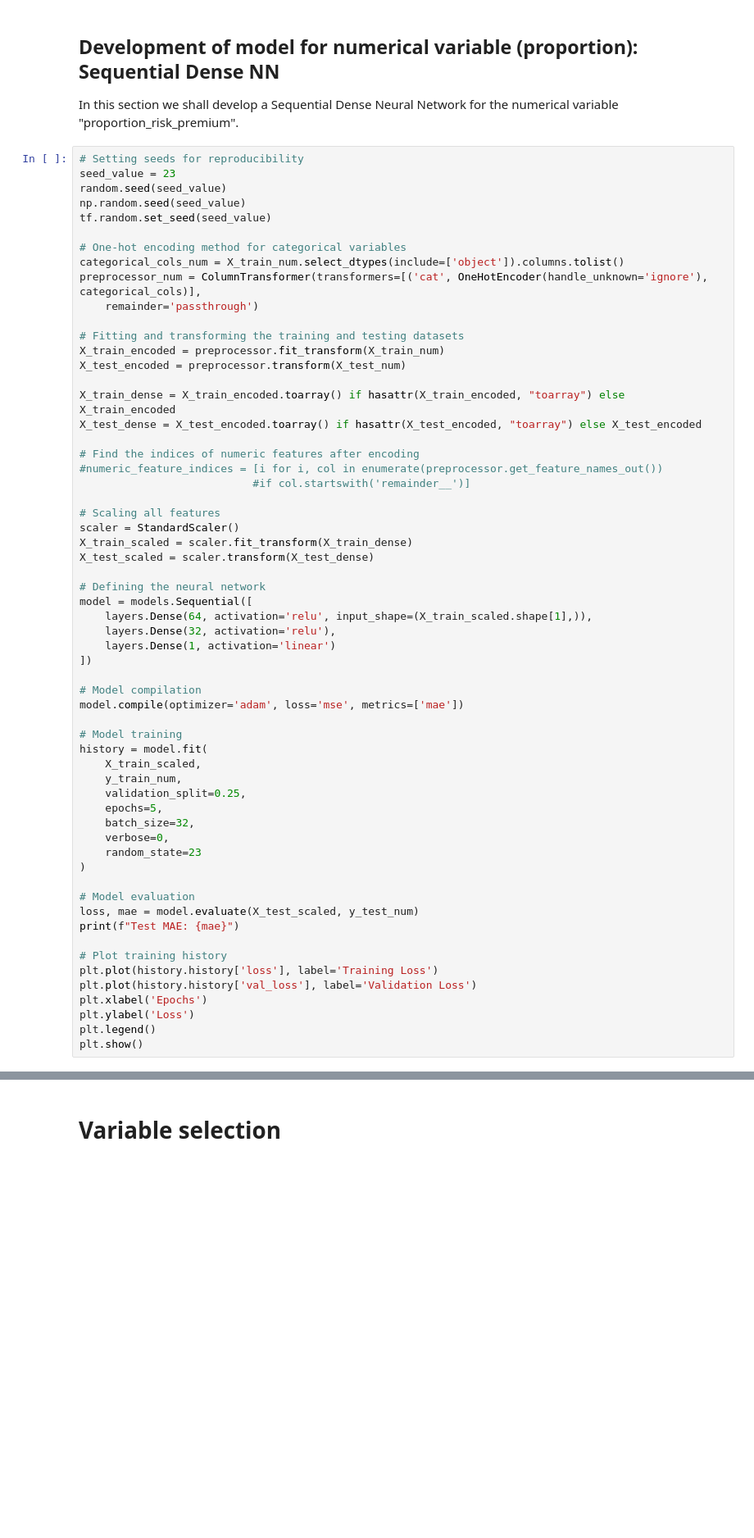
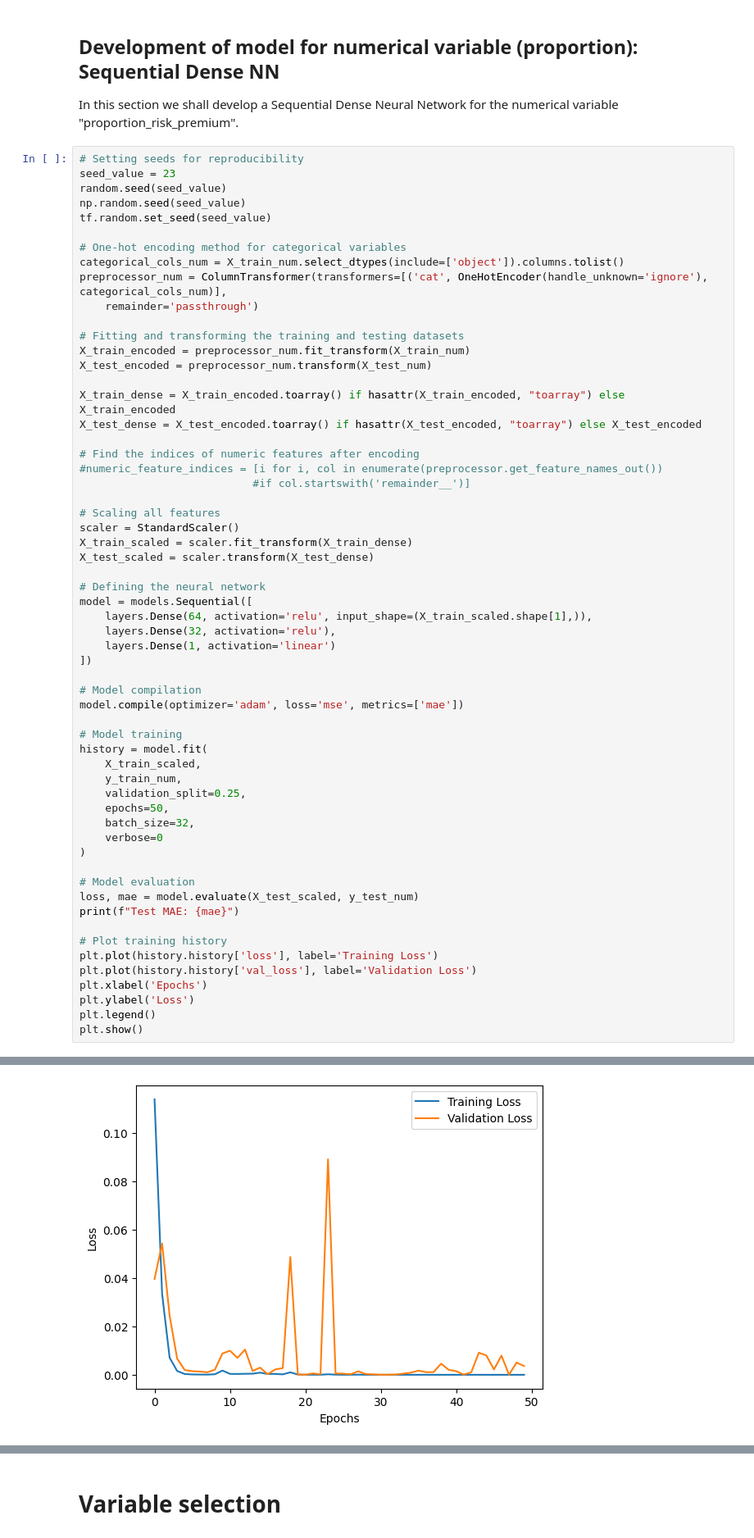
Before and after one commit to Regis0323/Module-3-assignment, a Jupyter notebook: Rurangwa_Module_3_Assignment_.ipynb, the cells around one changed output, grey strips where cells are left out. Shown at 82% size. Cells and saved outputs as stored; diff of their text form; blank space fills up the shorter version.

```diff
--- a/Rurangwa_Module_3_Assignment_.ipynb
+++ b/Rurangwa_Module_3_Assignment_.ipynb
@@ -289,12 +286,12 @@ tf.random.set_seed(seed_value)
 
 # One-hot encoding method for categorical variables
 categorical_cols_num = X_train_num.select_dtypes(include=['object']).columns.tolist()
-preprocessor_num = ColumnTransformer(transformers=[('cat', OneHotEncoder(handle_unknown='ignore'), categorical_cols)],
+preprocessor_num = ColumnTransformer(transformers=[('cat', OneHotEncoder(handle_unknown='ignore'), categorical_cols_num)],
     remainder='passthrough')
 
 # Fitting and transforming the training and testing datasets
-X_train_encoded = preprocessor.fit_transform(X_train_num)
-X_test_encoded = preprocessor.transform(X_test_num)
+X_train_encoded = preprocessor_num.fit_transform(X_train_num)
+X_test_encoded = preprocessor_num.transform(X_test_num)
 
 X_train_dense = X_train_encoded.toarray() if hasattr(X_train_encoded, "toarray") else X_train_encoded
 X_test_dense = X_test_encoded.toarray() if hasattr(X_test_encoded, "toarray") else X_test_encoded
@@ -323,10 +320,9 @@ history = model.fit(
     X_train_scaled,
     y_train_num,
     validation_split=0.25,
-    epochs=5,
+    epochs=50,
     batch_size=32,
-    verbose=0,
-    random_state=23
+    verbose=0
 )
 
 # Model evaluation
@@ -340,3 +336,4 @@ plt.xlabel('Epochs')
 plt.ylabel('Loss')
 plt.legend()
 plt.show()
+# %% [output]
@@ -342,0 +342 @@ plt.show()
+[figure, added]
```
Also changed, not shown: parts of 33 cells of this notebook.
